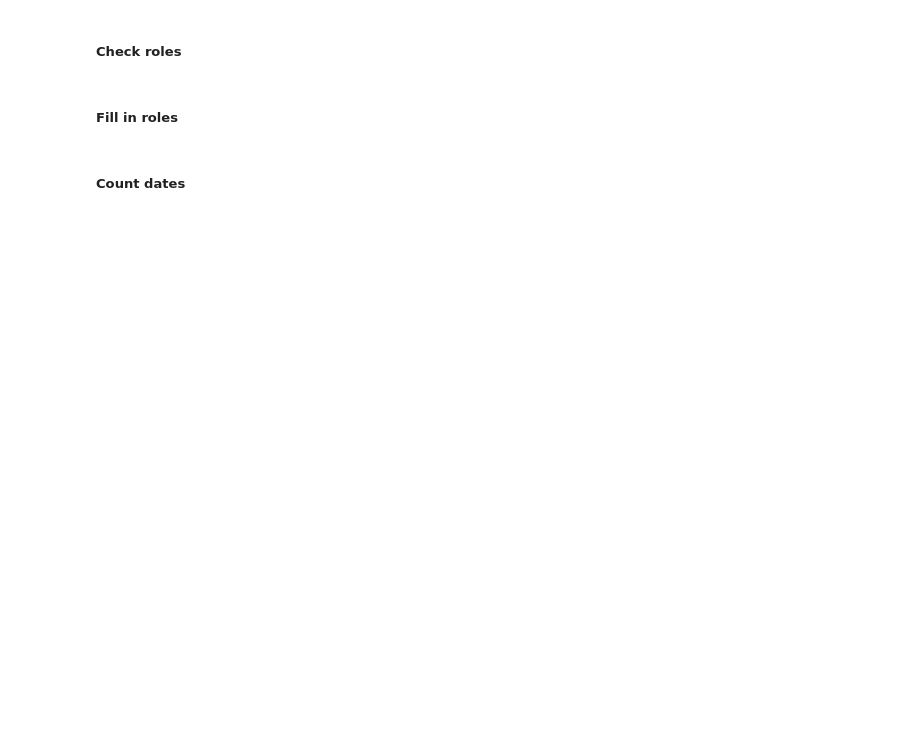
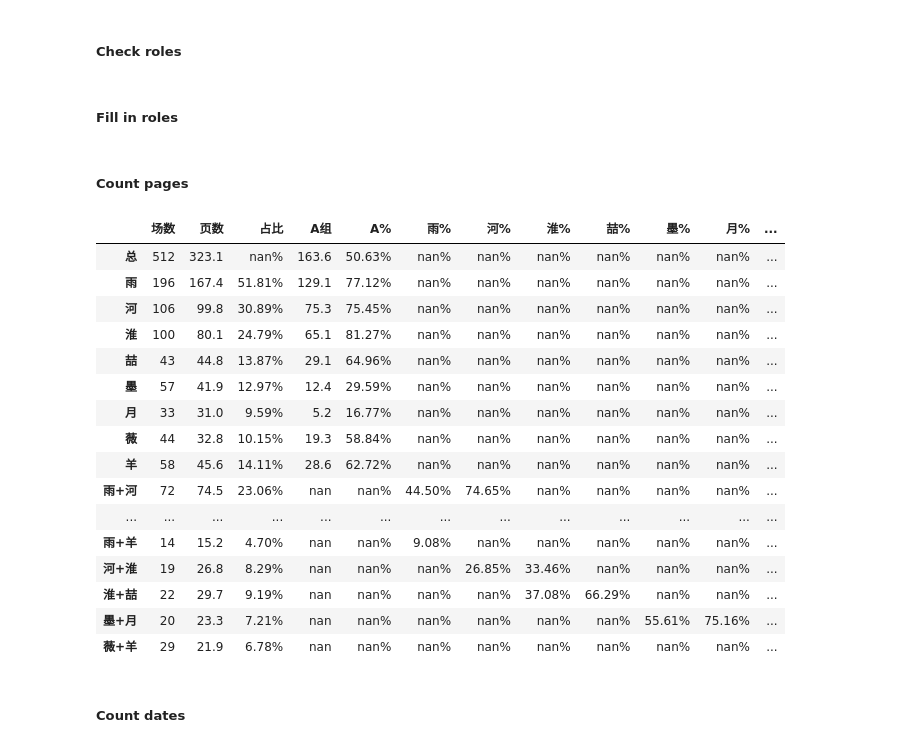
Before and after one commit to siyinghan/programming-learning, a Jupyter notebook: jupyter/ahz.ipynb, the cells around one changed output. Saved outputs shown, nothing was run; the diff lists cells and outputs as text; code cells hidden in the pictures; blank space fills up the shorter version.

```diff
--- a/jupyter/ahz.ipynb
+++ b/jupyter/ahz.ipynb
@@ -1,23 +1,17 @@
 # %%
 import pandas as pd
 # %%
-d = {"苏暮雨": "雨",
-     "苏昌河": "河",
-     "白鹤淮": "淮",
-     "苏喆": "喆",
-     "慕雨墨": "墨",
-     "唐怜月": "月",
-     "慕雪薇": "薇",
-     "慕青羊": "羊"}
+d_name = {"苏暮雨": "雨", "苏昌河": "河", "白鹤淮": "淮", "苏喆": "喆", "慕雨墨": "墨", "唐怜月": "月", "慕雪薇": "薇", "慕青羊": "羊"}
+l_com = ["雨河", "雨淮", "雨喆", "雨墨", "雨月", "雨薇", "雨羊", "河淮", "淮喆", "墨月", "薇羊"]
 
-df_role = pd.read_excel("暗河传.xlsx", sheet_name="页数", usecols="A:B, J:Q, S", na_filter = False).dropna()
+df_role = pd.read_excel("暗河传.xlsx", sheet_name="页数", usecols="A:D, J:Q, S", na_filter = False).dropna()
 df_date = pd.read_excel("暗河传.xlsx", sheet_name="页数", usecols="A:B, T:AD")
 # %% [markdown]
 ##### Check roles
 # %%
 for index, row in df_role.iterrows():
     if row["角色"]:
-        for name, aname in d.items():
+        for name, aname in d_name.items():
             if name in row["角色"] and name + "（小）" not in row["角色"]:
                 if row[aname] != 1:
                     print(row[0], row[1], aname, "should be 1")
@@ -28,7 +22,7 @@ for index, row in df_role.iterrows():
 # %%
 for index, row in df_role.iterrows():
     if row["角色"]:
-        for name, aname in d.items():
+        for name, aname in d_name.items():
             if name in row["角色"] and name + "（小）" not in row["角色"]:
                 df_role.loc[index, aname] = 1
             else:
@@ -37,6 +31,61 @@ for index, row in df_role.iterrows():
 df_role.to_excel('ahz_fill_in.xlsx', engine='xlsxwriter', index=False)
 
 print("===== fill in complete =====")
+# %% [markdown]
+##### Count pages
+# %%
+df_count_page = pd.DataFrame()
+
+pages_t = df_role[(df_role["组"]=="A") | (df_role["组"]=="B")]["页数"].sum()
+
+for name, aname in d_name.items():
+    # count "场数"
+    df_count_page.loc["总", "场数"] = df_role[(df_role["组"]=="A") | (df_role["组"]=="B")]["页数"].count()
+    df_count_page.loc[aname, "场数"] = df_role.value_counts(aname)[1]
+    # count "页数"
+    df_count_page.loc["总", "页数"] = pages_t
+    pages_s = df_role[df_role[aname]==1]["页数"].sum()
+    df_count_page.loc[aname, "页数"] = pages_s
+    df_count_page.loc[aname, "占比"] = pages_s / pages_t
+    # # count "A组"
+    pages_a_t = df_count_page.loc["总", "A组"] = df_role[df_role["组"]=="A"]["页数"].sum()
+    df_count_page.loc["总", "A%"] = pages_a_t / pages_t
+    pages_a = df_role[(df_role["组"]=="A") & df_role[aname]==1]["页数"].sum()
+    df_count_page.loc[aname, "A组"] = pages_a
+    df_count_page.loc[aname, "A%"] = pages_a / pages_s
+
+for name_ab in l_com:
+    # count "场数"
+    df_count_page.loc[name_ab[0] + "+" + name_ab[1], "场数"] = df_role[(df_role[name_ab[0]]==1) & (df_role[name_ab[1]]==1)]["页数"].count()
+    # count "页数"
+    pages_com = df_role[(df_role[name_ab[0]]==1) & (df_role[name_ab[1]]==1)]["页数"].sum()
+    df_count_page.loc[name_ab[0] + "+" + name_ab[1], "页数"] = pages_com
+    df_count_page.loc[name_ab[0] + "+" + name_ab[1], "占比"] = pages_com / pages_t
+    df_count_page.loc[name_ab[0] + "+" + name_ab[1], name_ab[0] + "%"] = pages_com / df_count_page.loc[name_ab[0], "页数"]
+    df_count_page.loc[name_ab[0] + "+" + name_ab[1], name_ab[1] + "%"] = pages_com / df_count_page.loc[name_ab[1], "页数"]
+
+df_count_page = df_count_page.style.format({"场数": "{:,.0f}".format, "页数": "{:,.1f}".format, "占比": "{:,.2%}".format, "A组": "{:,.1f}".format, "A%": "{:,.2%}".format,
+                                            "雨%": "{:,.2%}".format, "河%": "{:,.2%}".format, "淮%": "{:,.2%}".format, "喆%": "{:,.2%}".format, "墨%": "{:,.2%}".format, "月%": "{:,.2%}".format, "薇%": "{:,.2%}".format, "羊%": "{:,.2%}".format})
+
+df_count_page
+# %% [output]
+|  | 场数 | 页数 | 占比 | A组 | A% | 雨% | 河% | 淮% | 喆% | 墨% | 月% | ... |
+| 总 | 512 | 323.1 | nan% | 163.6 | 50.63% | nan% | nan% | nan% | nan% | nan% | nan% | ... |
+| 雨 | 196 | 167.4 | 51.81% | 129.1 | 77.12% | nan% | nan% | nan% | nan% | nan% | nan% | ... |
+| 河 | 106 | 99.8 | 30.89% | 75.3 | 75.45% | nan% | nan% | nan% | nan% | nan% | nan% | ... |
+| 淮 | 100 | 80.1 | 24.79% | 65.1 | 81.27% | nan% | nan% | nan% | nan% | nan% | nan% | ... |
+| 喆 | 43 | 44.8 | 13.87% | 29.1 | 64.96% | nan% | nan% | nan% | nan% | nan% | nan% | ... |
+| 墨 | 57 | 41.9 | 12.97% | 12.4 | 29.59% | nan% | nan% | nan% | nan% | nan% | nan% | ... |
+| 月 | 33 | 31.0 | 9.59% | 5.2 | 16.77% | nan% | nan% | nan% | nan% | nan% | nan% | ... |
+| 薇 | 44 | 32.8 | 10.15% | 19.3 | 58.84% | nan% | nan% | nan% | nan% | nan% | nan% | ... |
+| 羊 | 58 | 45.6 | 14.11% | 28.6 | 62.72% | nan% | nan% | nan% | nan% | nan% | nan% | ... |
+| 雨+河 | 72 | 74.5 | 23.06% | nan | nan% | 44.50% | 74.65% | nan% | nan% | nan% | nan% | ... |
+| ... | ... | ... | ... | ... | ... | ... | ... | ... | ... | ... | ... | ... |
+| 雨+羊 | 14 | 15.2 | 4.70% | nan | nan% | 9.08% | nan% | nan% | nan% | nan% | nan% | ... |
+| 河+淮 | 19 | 26.8 | 8.29% | nan | nan% | nan% | 26.85% | 33.46% | nan% | nan% | nan% | ... |
+| 淮+喆 | 22 | 29.7 | 9.19% | nan | nan% | nan% | nan% | 37.08% | 66.29% | nan% | nan% | ... |
+| 墨+月 | 20 | 23.3 | 7.21% | nan | nan% | nan% | nan% | nan% | nan% | 55.61% | 75.16% | ... |
+| 薇+羊 | 29 | 21.9 | 6.78% | nan | nan% | nan% | nan% | nan% | nan% | nan% | nan% | ... |
 # %% [markdown]
 ##### Count dates
 # %%
```
Also changed, not shown: parts of 1 cell of this notebook.
